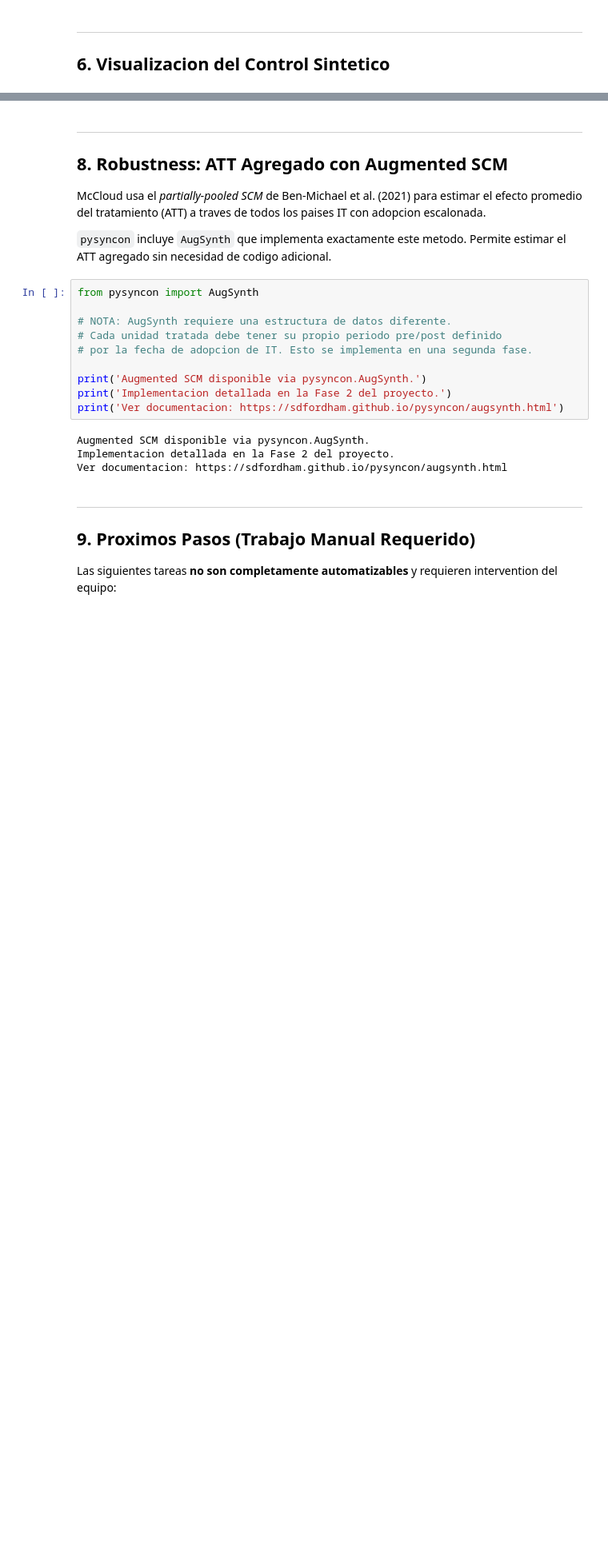
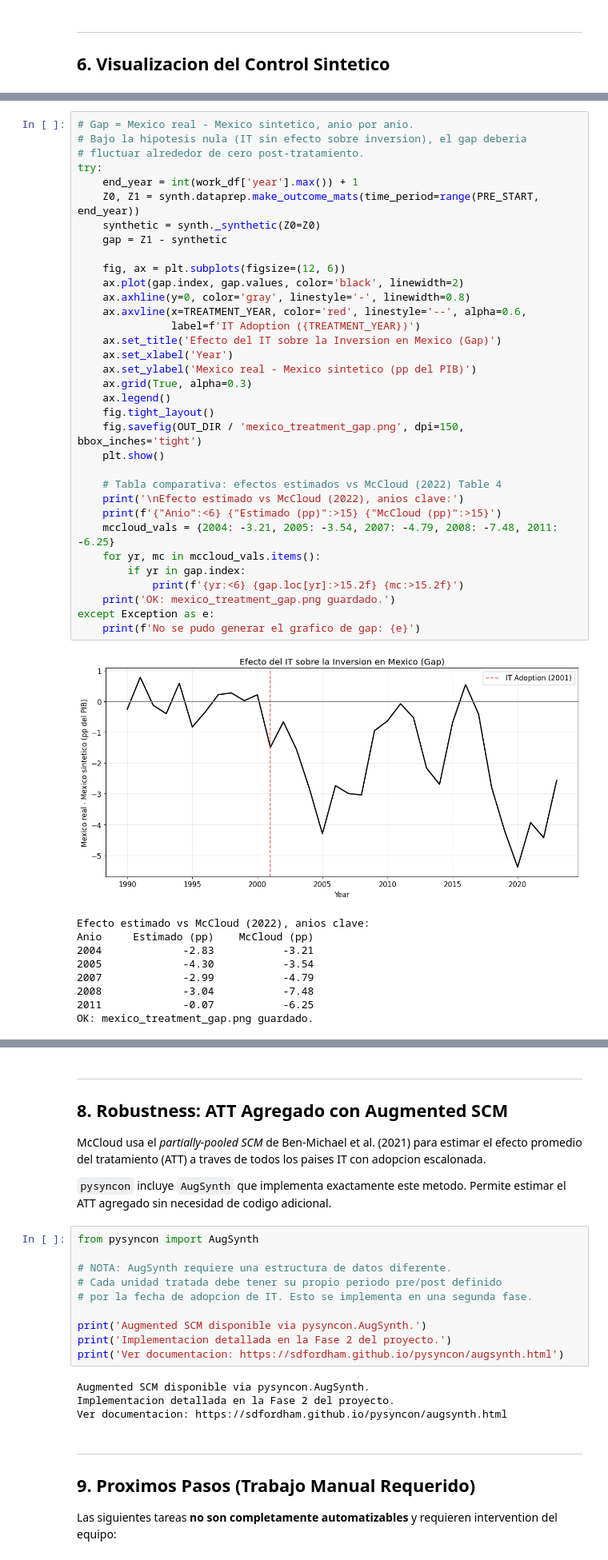
Before and after one commit to br0san/synth_con_econ_II, a Jupyter notebook: script/01_data_pipeline.ipynb, the cells around one changed output, grey strips where cells are left out. Shown at 80% size. Drawn from its saved outputs; the diff is of its cells as text; blank space fills up the shorter version.

```diff
--- a/script/01_data_pipeline.ipynb
+++ b/script/01_data_pipeline.ipynb
@@ -921 +984,45 @@ No se pudo generar el grafico: cannot unpack non-iterable NoneType object
+# %%
+# Gap = Mexico real - Mexico sintetico, anio por anio.
+# Bajo la hipotesis nula (IT sin efecto sobre inversion), el gap deberia
+# fluctuar alrededor de cero post-tratamiento.
+try:
+    end_year = int(work_df['year'].max()) + 1
+    Z0, Z1 = synth.dataprep.make_outcome_mats(time_period=range(PRE_START, end_year))
+    synthetic = synth._synthetic(Z0=Z0)
+    gap = Z1 - synthetic
+
+    fig, ax = plt.subplots(figsize=(12, 6))
+    ax.plot(gap.index, gap.values, color='black', linewidth=2)
+    ax.axhline(y=0, color='gray', linestyle='-', linewidth=0.8)
+    ax.axvline(x=TREATMENT_YEAR, color='red', linestyle='--', alpha=0.6,
+               label=f'IT Adoption ({TREATMENT_YEAR})')
+    ax.set_title('Efecto del IT sobre la Inversion en Mexico (Gap)')
+    ax.set_xlabel('Year')
+    ax.set_ylabel('Mexico real - Mexico sintetico (pp del PIB)')
+    ax.grid(True, alpha=0.3)
+    ax.legend()
+    fig.tight_layout()
+    fig.savefig(OUT_DIR / 'mexico_treatment_gap.png', dpi=150, bbox_inches='tight')
+    plt.show()
+
+    # Tabla comparativa: efectos estimados vs McCloud (2022) Table 4
+    print('\nEfecto estimado vs McCloud (2022), anios clave:')
+    print(f'{"Anio":<6} {"Estimado (pp)":>15} {"McCloud (pp)":>15}')
+    mccloud_vals = {2004: -3.21, 2005: -3.54, 2007: -4.79, 2008: -7.48, 2011: -6.25}
+    for yr, mc in mccloud_vals.items():
+        if yr in gap.index:
+            print(f'{yr:<6} {gap.loc[yr]:>15.2f} {mc:>15.2f}')
+    print('OK: mexico_treatment_gap.png guardado.')
+except Exception as e:
+    print(f'No se pudo generar el grafico de gap: {e}')
+# %% [output]
+[figure, added]
+Efecto estimado vs McCloud (2022), anios clave:
+Anio     Estimado (pp)    McCloud (pp)
+2004             -2.83           -3.21
+2005             -4.30           -3.54
+2007             -2.99           -4.79
+2008             -3.04           -7.48
+2011             -0.07           -6.25
+OK: mexico_treatment_gap.png guardado.
 # %%
```
Also changed, not shown: parts of 10 cells of this notebook, 3 other files.
